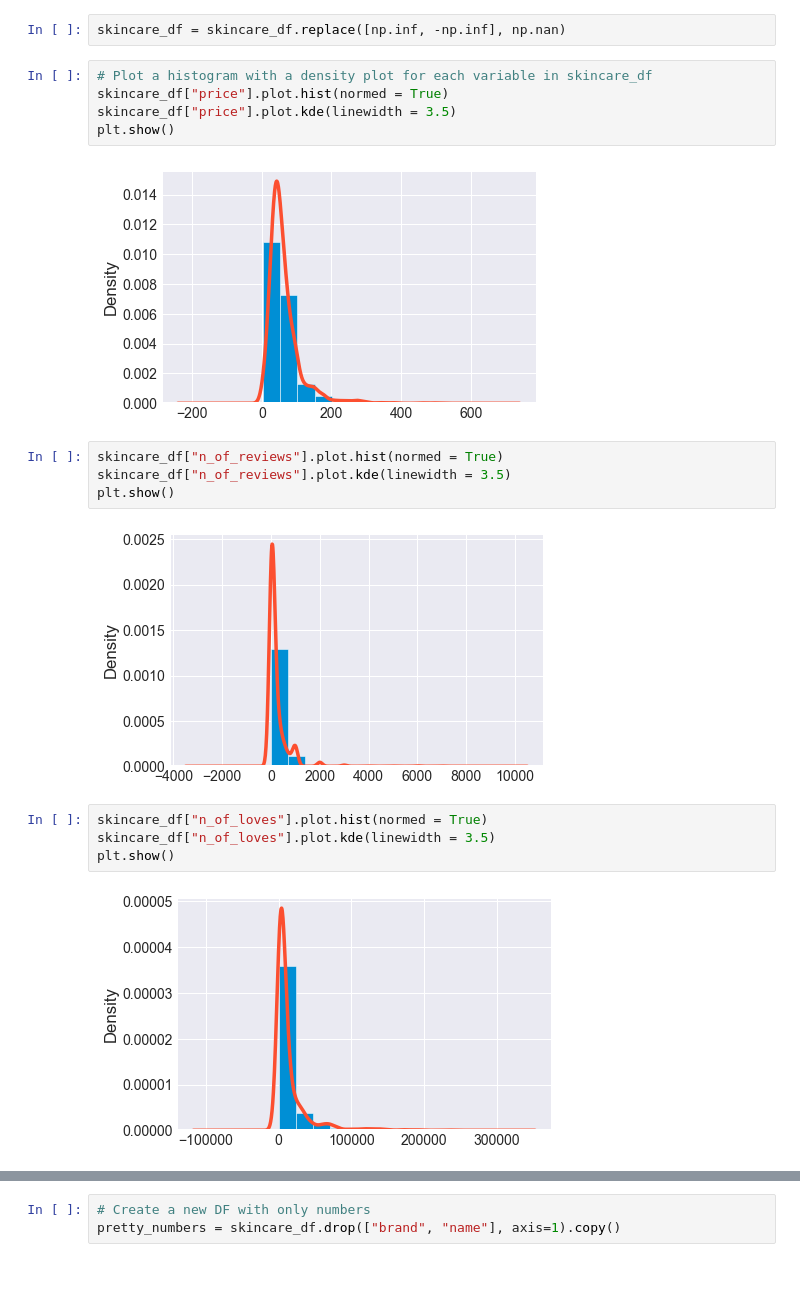
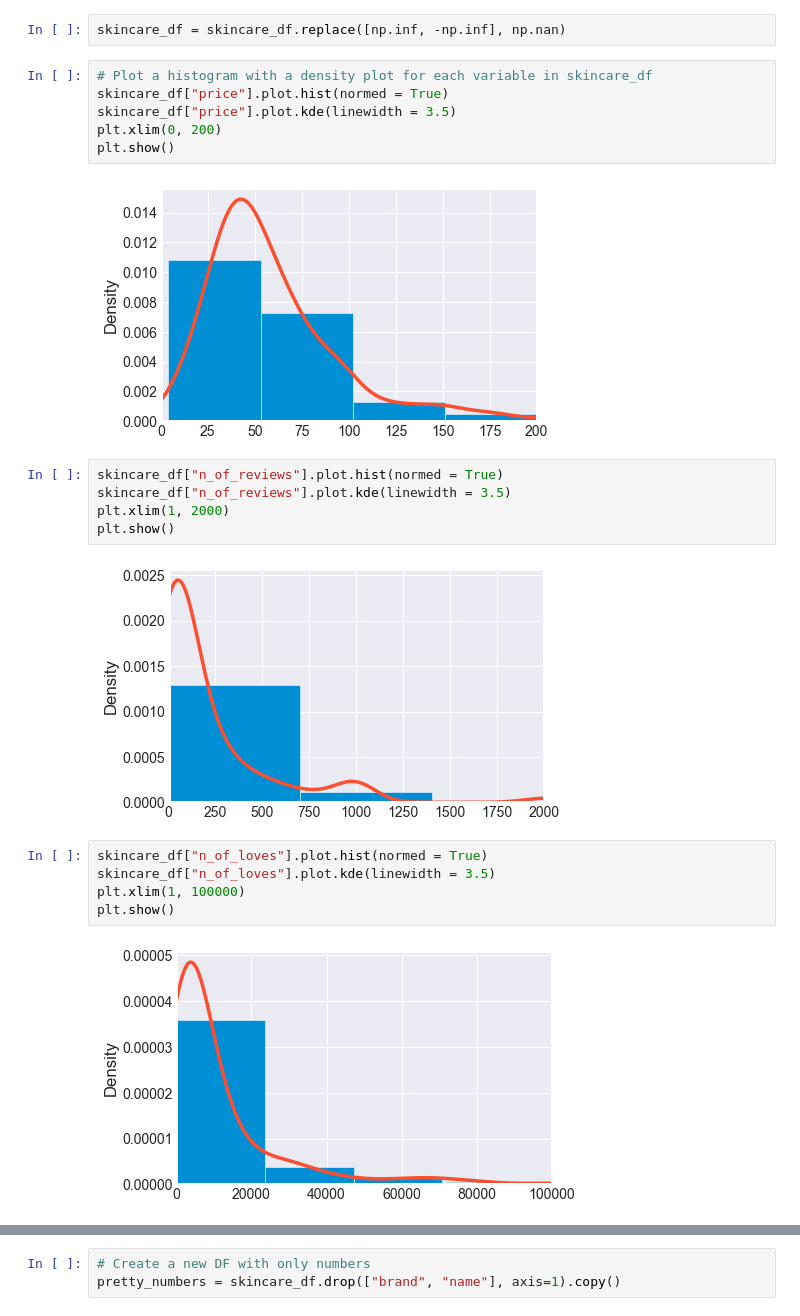
Before and after one commit to fpleoni/i_feel_pretty, a Jupyter notebook: src/Data Wrangling with Pandas.ipynb, the cells around one changed output, grey strips where cells are left out. Cells and saved outputs as stored; diff of their text form; blank space fills up the shorter version.

```diff
--- a/src/Data Wrangling with Pandas.ipynb
+++ b/src/Data Wrangling with Pandas.ipynb
@@ -125,21 +125,24 @@ skincare_df = skincare_df.replace([np.inf, -np.inf], np.nan)
 # Plot a histogram with a density plot for each variable in skincare_df
 skincare_df["price"].plot.hist(normed = True)
 skincare_df["price"].plot.kde(linewidth = 3.5)
+plt.xlim(0, 200)
 plt.show()
 # %% [output]
-[figure, old version]
+[figure, new version]
 # %%
 skincare_df["n_of_reviews"].plot.hist(normed = True)
 skincare_df["n_of_reviews"].plot.kde(linewidth = 3.5)
+plt.xlim(1, 2000)
 plt.show()
 # %% [output]
-[figure, old version]
+[figure, new version]
 # %%
 skincare_df["n_of_loves"].plot.hist(normed = True)
 skincare_df["n_of_loves"].plot.kde(linewidth = 3.5)
+plt.xlim(1, 100000)
 plt.show()
 # %% [output]
-[figure, old version]
+[figure, new version]
 # %%
 skincare_df["review_score"].plot.hist(normed = True)
 skincare_df["review_score"].plot.kde(linewidth = 3.5)
```
Also changed, not shown: parts of 5 cells of this notebook, 2 other files.
